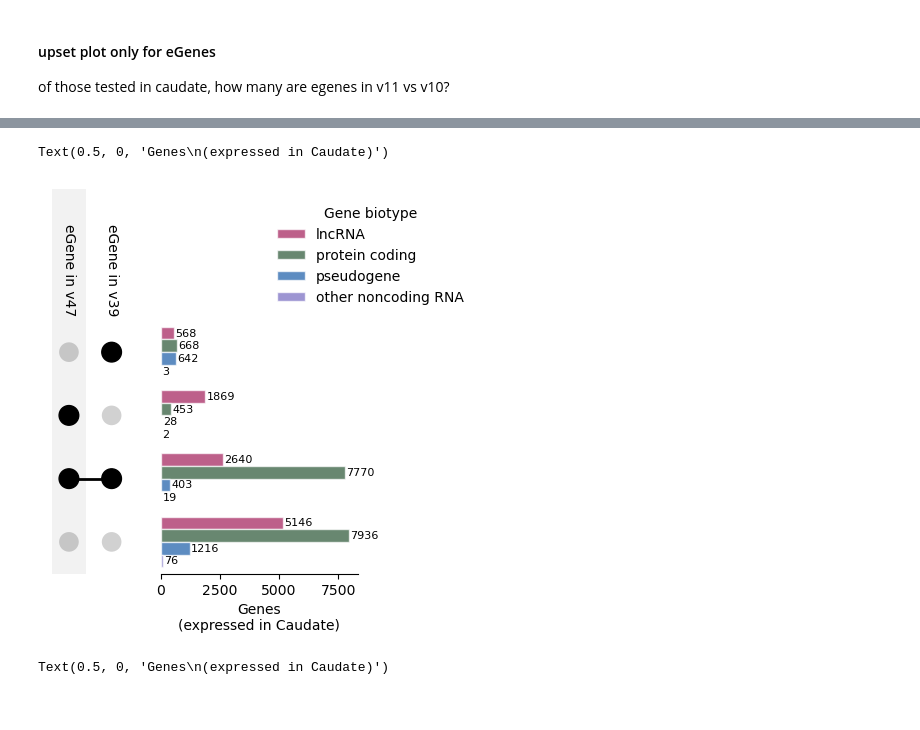
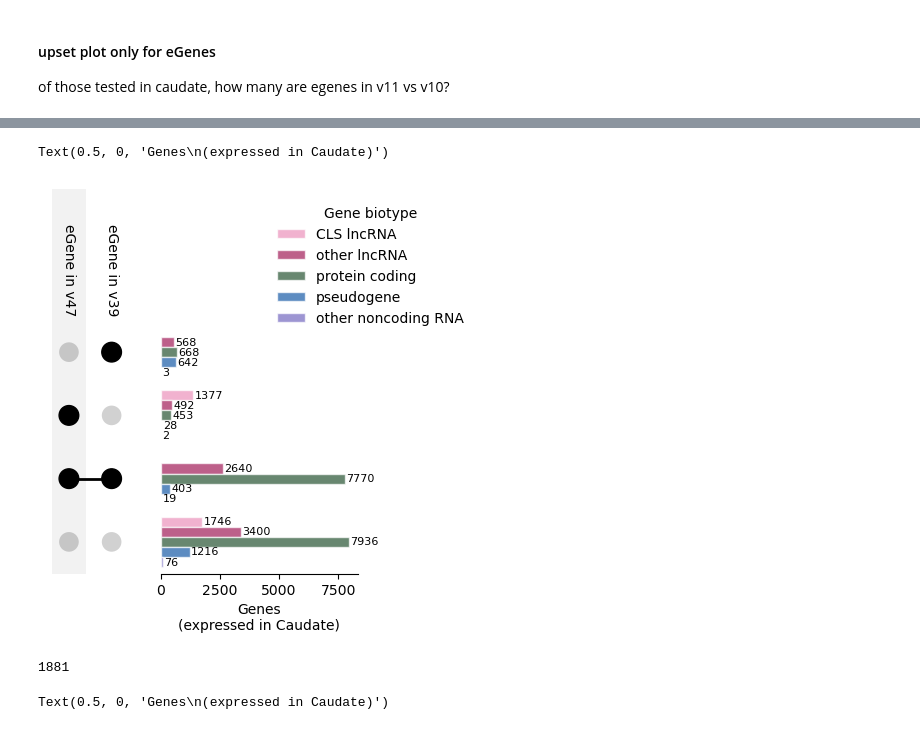
Before and after one commit to danielnachun/gtex-gencode47, a Jupyter notebook: notebooks/compare_qtls.ipynb, the cells around one changed output, grey strips where cells are left out. Drawn from its saved outputs; the diff is of its cells as text; code cells hidden in the pictures.

```diff
--- a/notebooks/compare_qtls.ipynb
+++ b/notebooks/compare_qtls.ipynb
@@ -30,3 +39,5 @@ gene_type_pal = {'lncRNA':'#b70657',
 # %%
 # pull in the gene ids
-gencode_ids = pd.read_csv('/home/klawren/oak/gtex/data/other_references/gencode_id_matching.txt', sep='\t')
+gencode_ids = pd.read_csv('/home/klawren/oak/gtex/data/other_references/gencode_id_matching_simplified.txt', sep='\t')
+gencode_ids = gencode_ids[~(gencode_ids['gene_type_grouped'] == 'artifact')]
+len(gencode_ids)
@@ -235,28 +258,0 @@ ax.spines[['top', 'right']].set_visible(False)
-# %%
-# how many new genes have a QTLs?
-fig, ax = plt.subplots(figsize=(6, 4))
-
-sns.histplot(qtls[qtls['signifigant_s_v11']& ~(qtls['gene_type_grouped'] == 'artifact')], x='gene_type_grouped', hue='match_level',
-             multiple='stack', alpha=0.5, shrink=.8, ax=ax)
-
-# add numbers to plot
-for container in ax.containers:
-    labels = [f'{int(height)}' if height > 20  else '' for height in container.datavalues]
-    ax.bar_label(container, labels=labels, padding=-1, fontsize=10, label_type='center')
-
-
-# Replace underscores with spaces in the tissue labels
-tissue_labels = ax.get_xticklabels()
-tissue_labels = [tissue_label.get_text().replace('_', ' ') for tissue_label in tissue_labels]
-ax.set_xticklabels(tissue_labels, fontsize=10)
-ax.set_xlabel('')
-ax.set_ylabel('Number genes with an sQTL')
-#ax.set_yticks([0, 3000, 6000, 9000])
-
-# legend
-
-legend = ax.get_legend()
-legend.get_frame().set_visible(False)
-legend.set_title("Gene type:")
-
-ax.spines[['top', 'right']].set_visible(False)
@@ -265,11 +259,4 @@ ax.spines[['top', 'right']].set_visible(False)
 # %% [markdown]
 ### upset plot of how many genes are eGenes or sGenes
-# %%
-qtls['is_tested_e_v10'] = qtls['gene_id_v39'].isin(v10_eqtl['gene_id'])
-qtls['is_tested_e_v11'] = qtls['gene_id_v47'].isin(v11_eqtl['gene_id'])
-qtls['is_tested_e'] = qtls['is_tested_e_v11'] | qtls['is_tested_e_v10']
-qtls['is_tested_s'] = qtls['gene_id_v39'].isin(v10_sqtl['gene_id']) | qtls['gene_id_v47'].isin(v11_sqtl['gene_id'])
-qtls['is_tested'] = qtls['is_tested_e'] | qtls['is_tested_s']
-qtls['is_hit'] = qtls['signifigant_s_v10'] + qtls['signifigant_e_v10'] +qtls['signifigant_s_v11'] + qtls['signifigant_e_v11']
 # %%
 # rename for upset plot
@@ -401,34 +304,38 @@ See the caveats in the documentation: https://pandas.pydata.org/pandas-docs/stab
 # %%
 # rename for upset plot
 upset_sig_e = qtls[qtls['is_tested_e']].set_index('signifigant_e_v10').set_index('signifigant_e_v11', append=True)
 upset_sig_e.index.set_names(['eGene in v39', 'eGene in v47'], inplace=True)
 
 qtls['sig_label'] = np.where((qtls['signifigant_e_v10']) & (qtls['signifigant_e_v11']), 2,
                              np.where(qtls['signifigant_e_v11'], 1,
                                       np.where(qtls['signifigant_e_v10'], 0, 3)))
 
 fig = plt.figure(figsize=(4, 5))
 upset = up.UpSet(upset_sig_e, intersection_plot_elements=4, totals_plot_elements=0, show_counts=True,
                  element_size=None, sort_by='cardinality', min_subset_size=0, orientation='vertical')
 
 plot_result = upset.plot(fig=fig)
 bar_ax = plot_result['intersections']
 bar_ax.clear()
-sns.countplot(qtls[(qtls['is_tested_e'])], y='sig_label', hue='gene_type_grouped', ax=bar_ax, palette=gene_type_pal, hue_order=gene_type_order, alpha=.7, edgecolor='white')
+sns.countplot(qtls[(qtls['is_tested_e'])], y='sig_label', hue='gene_type_grouped_highlight', ax=bar_ax, palette=gene_type_pal_highlight, hue_order=gene_type_order_highlight, alpha=.7, edgecolor='white')
 
 # add numbers to plot
 for container in bar_ax.containers:
     bar_ax.bar_label(container, padding=1, fontsize=8,)
 
 sns.move_legend(bar_ax, "upper right", bbox_to_anchor=(1.6, 1.5), frameon=False, title='Gene biotype')
 legend = bar_ax.get_legend()
 new_labels = [label.get_text().replace('_', ' ') for label in legend.texts]
 for t, new_label in zip(legend.texts, new_labels):
     t.set_text(new_label)
 bar_ax.set_xlabel('Genes\n(expressed in Caudate)')
 # %% [output]
 Text(0.5, 0, 'Genes\n(expressed in Caudate)')
-[figure, old version]
+[figure, new version]
+# %%
+qtls[qtls['signifigant_e_v10'] & ~qtls['signifigant_e_v11']]['gene_id_stable'].nunique()
+# %% [output]
+1881
 # %%
 # rename for upset plot
 upset_sig_e = qtls[qtls['is_tested_e']].set_index('signifigant_e_v10').set_index('signifigant_e_v11', append=True)
```
Also changed, not shown: parts of 19 cells of this notebook, 6 other files.
